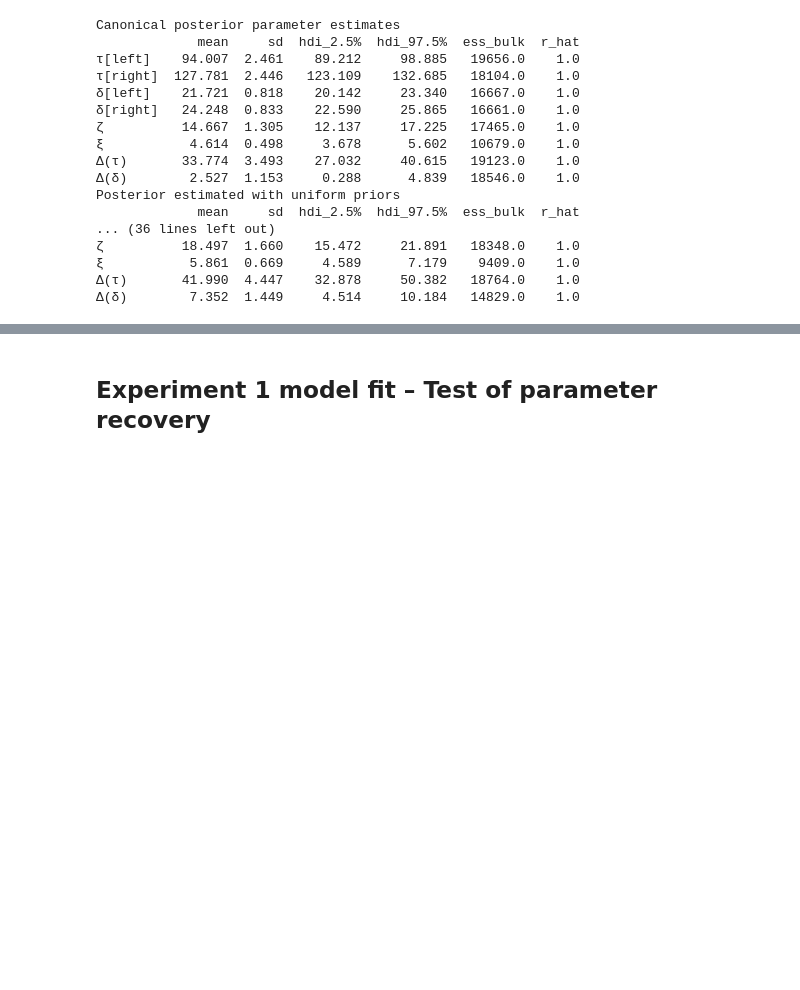
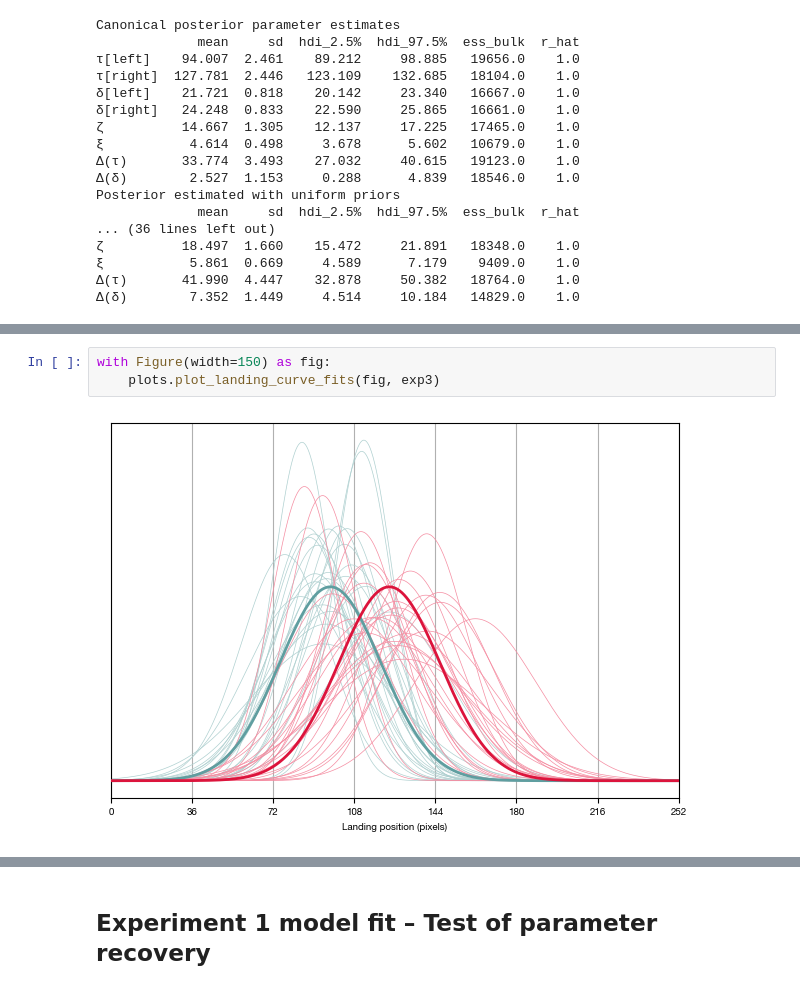
Before and after one commit to jwcarr/lexisense, a Jupyter notebook: notebook.ipynb, the cells around one changed output, grey strips where cells are left out. Cells and saved outputs as stored; diff of their text form; blank space fills up the shorter version.

```diff
--- a/notebook.ipynb
+++ b/notebook.ipynb
@@ -748,0 +873,5 @@ Posterior estimated with uniform priors
+# %%
+with Figure(width=150) as fig:
+    plots.plot_landing_curve_fits(fig, exp3)
+# %% [output]
+[figure, added]
```
Also changed, not shown: parts of 31 cells of this notebook.
